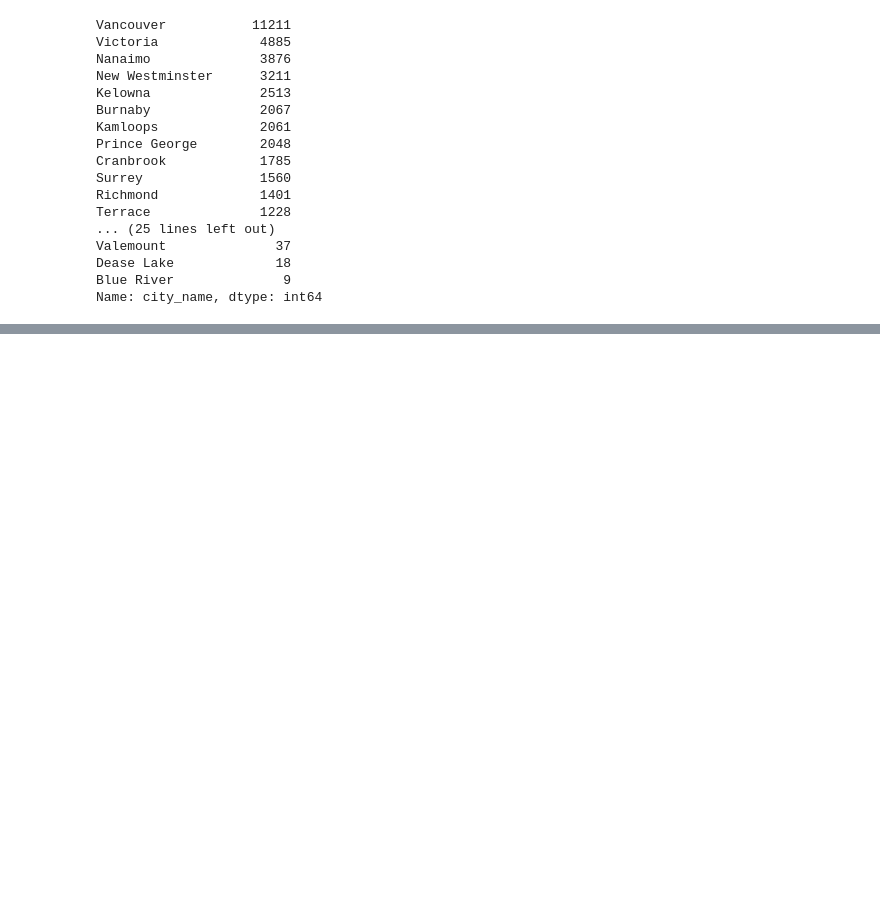
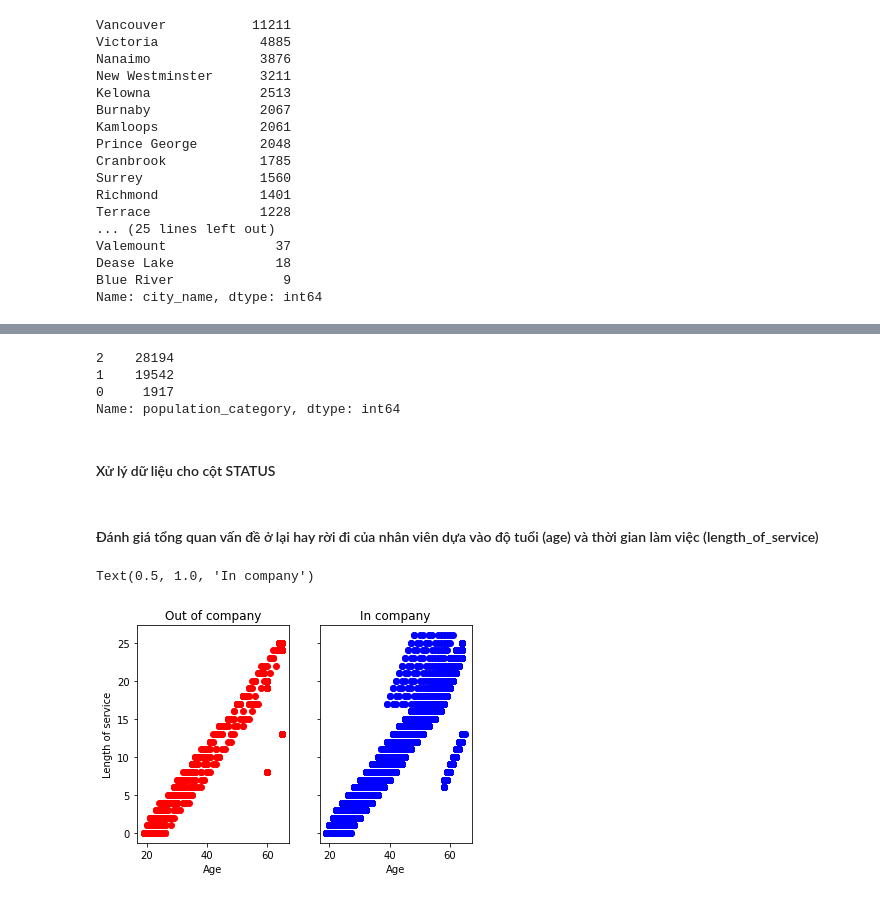
Before and after one commit to c1kk/DSS_Termination, a Jupyter notebook: DSS_Project.ipynb, the cells around one changed output, grey strips where cells are left out. Cells and saved outputs as stored; diff of their text form; code cells hidden in the pictures; blank space fills up the shorter version.

```diff
--- a/DSS_Project.ipynb
+++ b/DSS_Project.ipynb
@@ -305,0 +309,20 @@ city_population_2011 = { 'Vancouver':2313328,
+# %%
+# Tạo một cột city_name mới
+df['population'] = df.city_name
+
+# Ánh xạ các số lượng dân cư cho mỗi thành phố
+df.population = df.population.map(city_population_2011)
+
+# Tạo một cột mới để phân loại các số lượng dân cư của mỗi thành phố
+df['population_category'] = df.population
+
+# Ta sẽ phân loại các số lượng dân cư theo vùng
+# Dân số > 100,000 là City (vùng thành phố)
+# Dân số từ 10,000 - 99,999 là Rural (vùng nông thôn)
+# Dân số < 10,000 là Remote (vùng hẻo lánh, xa xôi)
+city_region = (df['population'] >= 100000)
+rural_region = ((df['population'] < 100000) & (df['population'] >= 10000))
+remote_region= (df['population'] < 10000)
+df.loc[city_region, 'population_category'] = 'City'
+df.loc[rural_region, 'population_category'] = 'Rural'
+df.loc[remote_region, 'population_category'] = 'Remote'
@@ -305,0 +337,39 @@ city_population_2011 = { 'Vancouver':2313328,
+# %%
+# Thay thế các giá trị trong cột thành kiểu số sắp xếp theo dân số từ nhỏ - lớn
+df.population_category = df.population_category.replace('Remote', 0)
+df.population_category = df.population_category.replace('Rural', 1)
+df.population_category = df.population_category.replace('City', 2)
+# %%
+# Kiểm tra tất cả các population_category đã được thay thế chưa
+df.population_category.value_counts()
+# %% [output]
+2    28194
+1    19542
+0     1917
+Name: population_category, dtype: int64
+# %% [markdown]
+#### Xử lý dữ liệu cho cột STATUS
+# %%
+# Chuyển cột STATUS từ kiểu chuỗi sang kiểu số
+df.STATUS = df.STATUS.map({'ACTIVE':1, 'TERMINATED':0})
+# %%
+# Chia dữ liệu cột STATUS thành 2 cột khác nhau (out of company và in company)
+out_company = df[df.STATUS == 0]
+in_company = df[df.STATUS == 1]
+# %% [markdown]
+#### Đánh giá tổng quan vấn đề ở lại hay rời đi của nhân viên dựa vào độ tuổi (age) và thời gian làm việc (length_of_service)
+# %%
+# Sử dụng mô hình Matplot
+f, (ax1, ax2) = plt.subplots(1, 2, sharex=True, sharey=True)
+
+ax1.scatter(out_company.age, out_company.length_of_service, color='r')
+ax1.set_xlabel('Age')
+ax1.set_ylabel('Length of service')
+ax1.set_title('Out of company')
+
+ax2.scatter(in_company.age, in_company.length_of_service, color='b')
+ax2.set_xlabel('Age')
+ax2.set_title('In company')
+# %% [output]
+Text(0.5, 1.0, 'In company')
+[figure, added]
```
Also changed, not shown: parts of 20 cells of this notebook, 1 other file.
